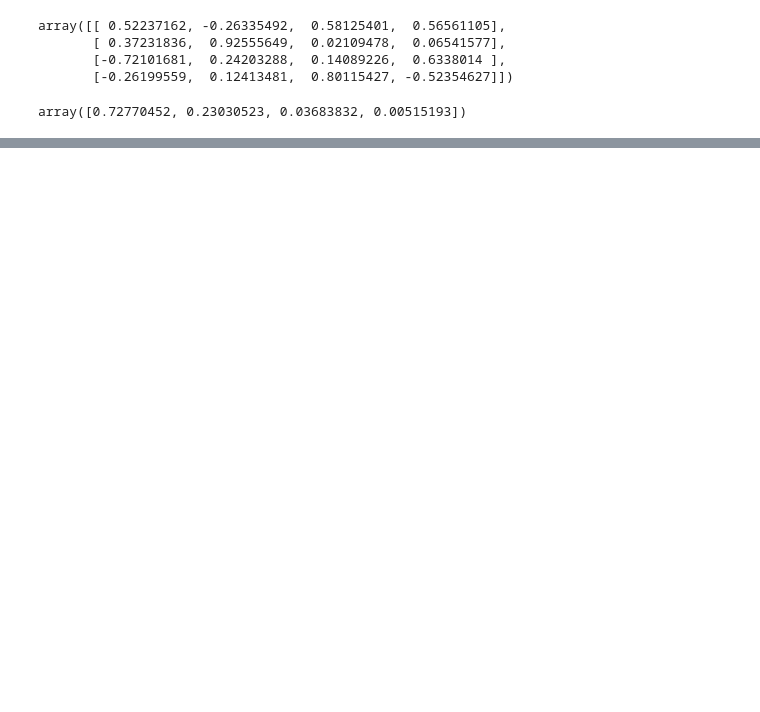
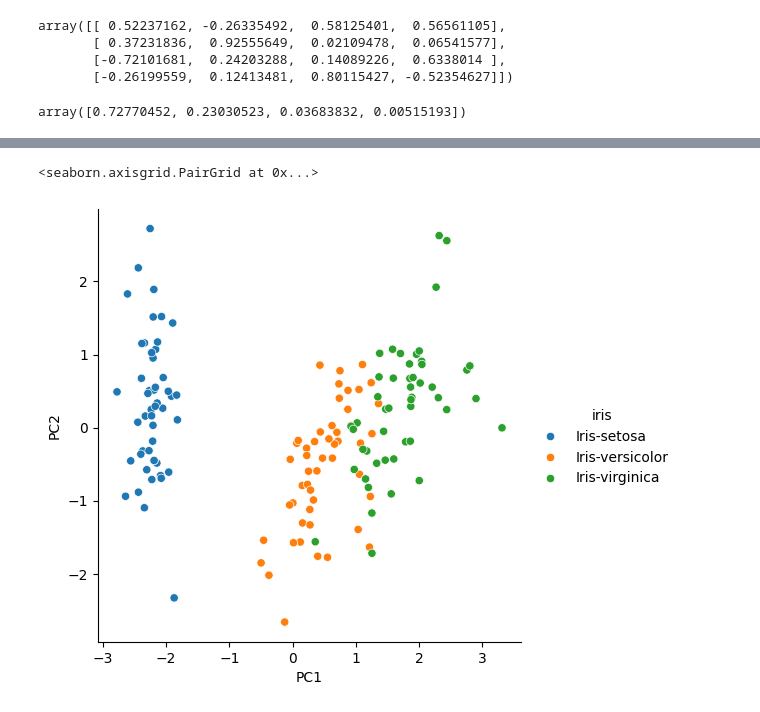
Before and after one commit to mundrapiyush/data-analysis, a Jupyter notebook: PCA/pca-comprehension.ipynb, the cells around one changed output, grey strips where cells are left out. Drawn from its saved outputs; the diff is of its cells as text; code cells hidden in the pictures; blank space fills up the shorter version.

```diff
--- a/PCA/pca-comprehension.ipynb
+++ b/PCA/pca-comprehension.ipynb
@@ -26,0 +39,5 @@ array([0.72770452, 0.23030523, 0.03683832, 0.00515193])
+# %%
+pca_2 = PCA(random_state=42, n_components=2)
+iris_df_transformed = pca_2.fit_transform(x)
+iris_df_transformed = pd.DataFrame(iris_df_transformed, columns=['PC1', 'PC2'])
+iris_df_transformed.head()
@@ -26,0 +51,3 @@ array([0.72770452, 0.23030523, 0.03683832, 0.00515193])
+# %%
+iris_df_final = pd.concat([iris_df_transformed, y ], axis=1)
+iris_df_final.head()
@@ -26,0 +61,5 @@ array([0.72770452, 0.23030523, 0.03683832, 0.00515193])
+# %%
+sns.pairplot(data=iris_df_final, x_vars=['PC1'], y_vars=['PC2'], hue = 'iris', size=5)
+# %% [output]
+<seaborn.axisgrid.PairGrid at 0x...>
+[figure, added]
```
Also changed, not shown: parts of 5 cells of this notebook, 6 other files.
